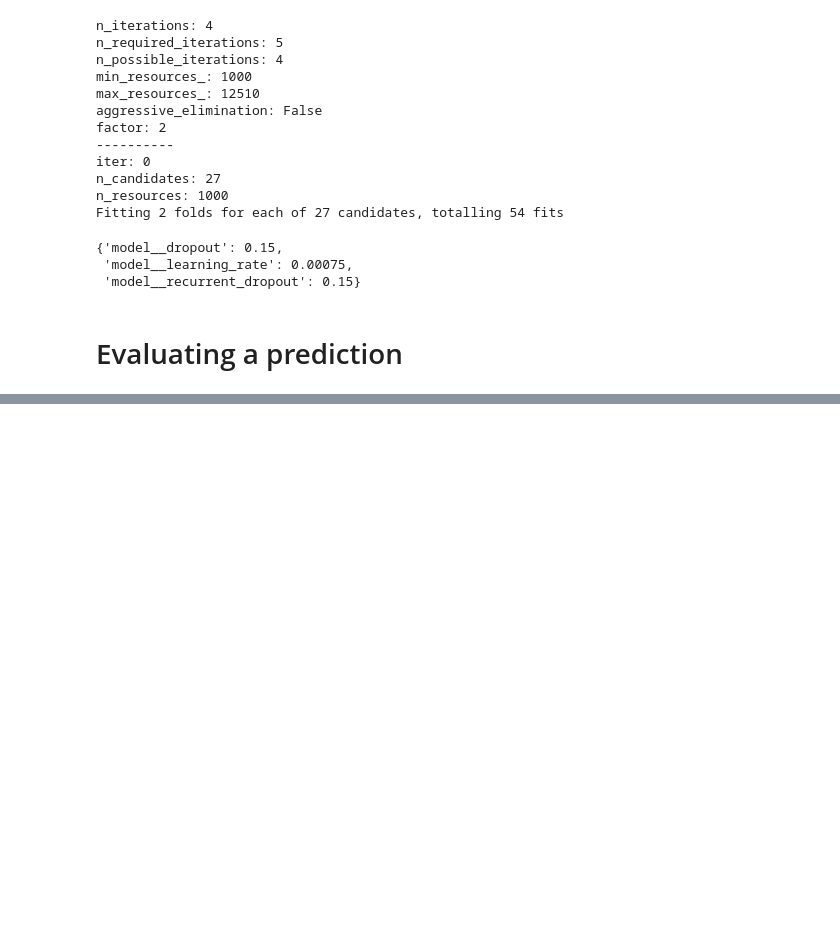
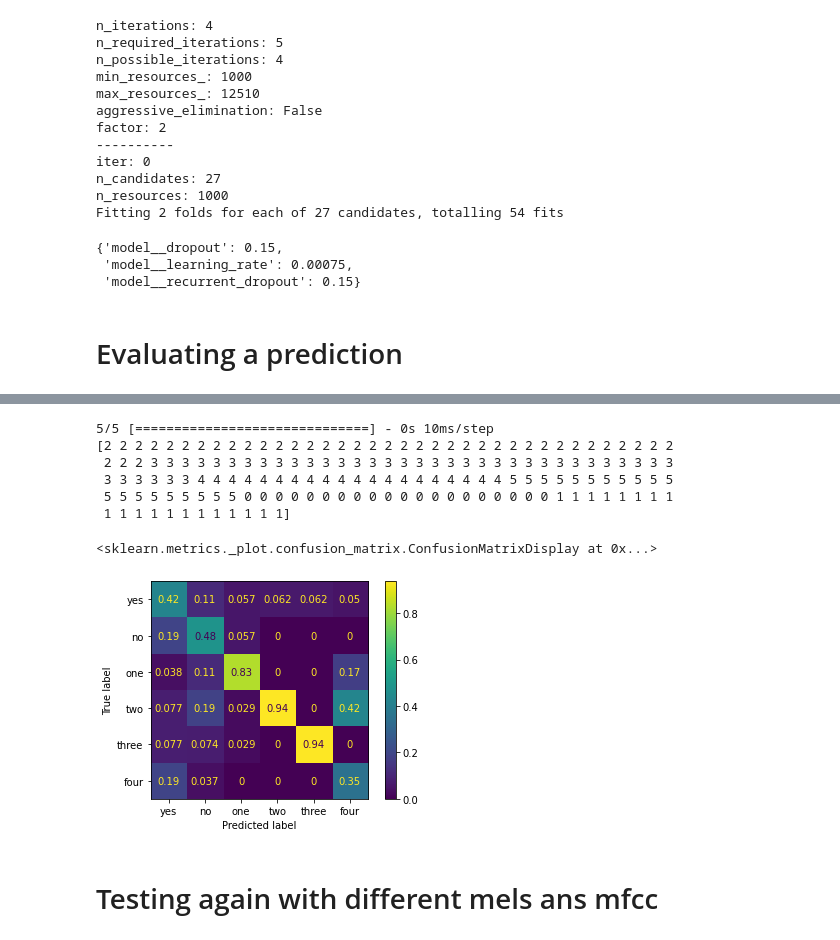
Before and after one commit to kevin-tournie/projectBigData, a Jupyter notebook: Models/src/lstm/LSTM_Train.ipynb, the cells around one changed output, grey strips where cells are left out. Drawn from its saved outputs; the diff is of its cells as text; code cells hidden in the pictures; blank space fills up the shorter version.

```diff
--- a/Models/src/lstm/LSTM_Train.ipynb
+++ b/Models/src/lstm/LSTM_Train.ipynb
@@ -37,10 +51,3 @@ def create_train_test(file_path,n_mels,n_mfcc):
     y_test = [classes.index(x) for x in y_test]
     y_test = to_categorical(y_test, num_classes)
     return X_train, X_test, y_train, y_test, max_length, num_classes, classes
-# %%
-with open("./MFCC_total", "rb") as f:
-    X = load(f)
-    y = load(f)
-
-path="./MFCC_total"
-X, y, max_length, X_mask = load_and_padding(path, n_mfcc=13)
@@ -321,0 +465,57 @@ four
+# %%
+from keras.utils import to_categorical
+from sklearn.model_selection import train_test_split
+
+import os
+from pickle import *
+import numpy as np
+from lstm_functions import classes
+
+
+def load_and_padding(path, n_mfcc):
+    with open(path, "rb") as f:
+        X = load(f)
+        y = load(f)
+
+    # max_length = max([len(X[i][0]) for i in range(len(X))])
+    x = np.empty((len(X), n_mfcc, 478))
+    for i in range(len(X)):
+        for j in range(len(X[i])):
+            x[i][j] = np.pad(X[i][j], (0, 478 - len(X[i][j])))
+    x = np.array(x).reshape((-1, n_mfcc, 478))
+
+    # Create a mask array to store the length of each padded signal
+    X_mask = np.zeros((x.shape[0], 478), dtype=bool)
+    for i in range(x.shape[0]):
+        length = len(X[i][0])
+        X_mask[i, :length] = True
+
+    return x, y, 478, X_mask
+
+def create_train_test(file_path,n_mels,n_mfcc,classes):
+    '''Creates train and test sets from the data in the file_path.'''
+    X, y, max_length, X_mask = load_and_padding(file_path, n_mfcc=n_mfcc)
+    num_classes = len(classes)
+    y = [classes.index(x) for x in y]
+    y = to_categorical(y, num_classes)
+    return X, y, max_length, num_classes, classes
+
+X, y, max_length, num_classes, classes = create_train_test("../assets/MFCCs/rahim_mfcc.pkl",20,5,classes)
+y_prediction = model.predict(X)
+y_prediction = np.argmax(y_prediction,axis=1)
+print(np.argmax(y,axis=1))
+# y_test = np.argmax(y_test,axis=1)
+# Create confusion matrix and normalizes it over predicted (columns)
+result = confusion_matrix(np.argmax(y,axis=1), y_prediction, normalize='pred')
+ConfusionMatrixDisplay(result, display_labels=classes).plot()
+# %% [output]
+5/5 [==============================] - 0s 10ms/step
+[2 2 2 2 2 2 2 2 2 2 2 2 2 2 2 2 2 2 2 2 2 2 2 2 2 2 2 2 2 2 2 2 2 2 2 2 2
+ 2 2 2 3 3 3 3 3 3 3 3 3 3 3 3 3 3 3 3 3 3 3 3 3 3 3 3 3 3 3 3 3 3 3 3 3 3
+ 3 3 3 3 3 3 4 4 4 4 4 4 4 4 4 4 4 4 4 4 4 4 4 4 4 4 5 5 5 5 5 5 5 5 5 5 5
+ 5 5 5 5 5 5 5 5 5 0 0 0 0 0 0 0 0 0 0 0 0 0 0 0 0 0 0 0 0 1 1 1 1 1 1 1 1
+ 1 1 1 1 1 1 1 1 1 1 1 1]
+<sklearn.metrics._plot.confusion_matrix.ConfusionMatrixDisplay at 0x...>
+[figure, added]
+# %% [markdown]
+# Testing again with different mels ans mfcc
```
Also changed, not shown: parts of 26 cells of this notebook, 3 other files.
